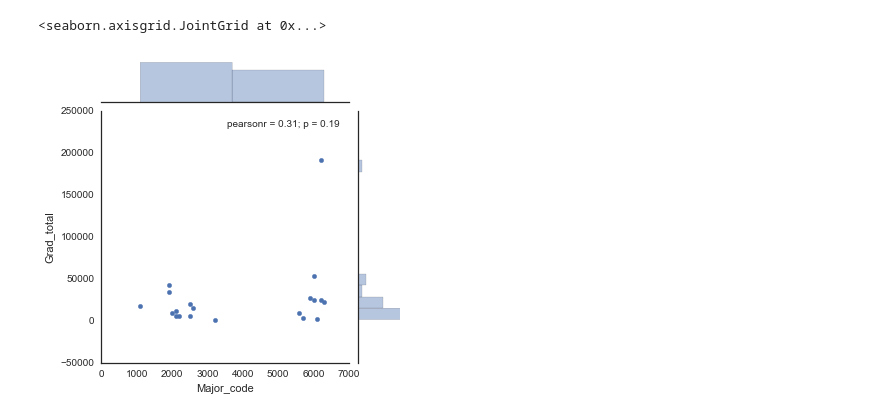
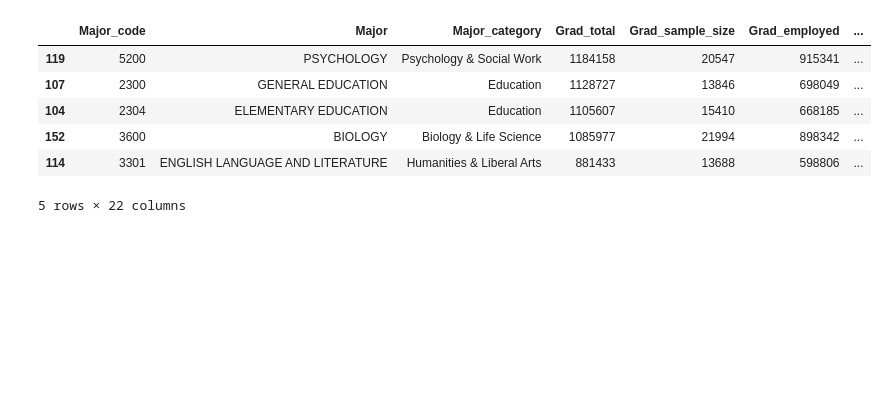
Before and after one commit to harishkrao/matplotlib, a Jupyter notebook: Seaborn visualization on grad-students data from FiveThirtyEight.ipynb, the cells around one changed output. Saved outputs shown, nothing was run; the diff lists cells and outputs as text; code cells hidden in the pictures; blank space fills up the shorter version.

Commit message:
sorted data by grad_total column in data frame

```diff
--- a/Seaborn visualization on grad-students data from FiveThirtyEight.ipynb
+++ b/Seaborn visualization on grad-students data from FiveThirtyEight.ipynb
@@ -36,6 +13,13 @@ grad_students_sub
-# %%
-sns.jointplot(x="Major_code",y="Grad_total",data=grad_students_sub,size=5)
-# %% [output]
-<seaborn.axisgrid.JointGrid at 0x...>
-[figure, removed]
+# %%
+sorted_desc_grad_total = grad_students.sort_values(by='Grad_total',ascending=0)
+# %%
+sorted_desc_grad_total.head()
+# %% [output]
+|  | Major_code | Major | Major_category | Grad_total | Grad_sample_size | Grad_employed | ... |
+| 119 | 5200 | PSYCHOLOGY | Psychology & Social Work | 1184158 | 20547 | 915341 | ... |
+| 107 | 2300 | GENERAL EDUCATION | Education | 1128727 | 13846 | 698049 | ... |
+| 104 | 2304 | ELEMENTARY EDUCATION | Education | 1105607 | 15410 | 668185 | ... |
+| 152 | 3600 | BIOLOGY | Biology & Life Science | 1085977 | 21994 | 898342 | ... |
+| 114 | 3301 | ENGLISH LANGUAGE AND LITERATURE | Humanities & Liberal Arts | 881433 | 13688 | 598806 | ... |
+5 rows × 22 columns
 # %%
```
Also changed, not shown: parts of 3 cells of this notebook.
